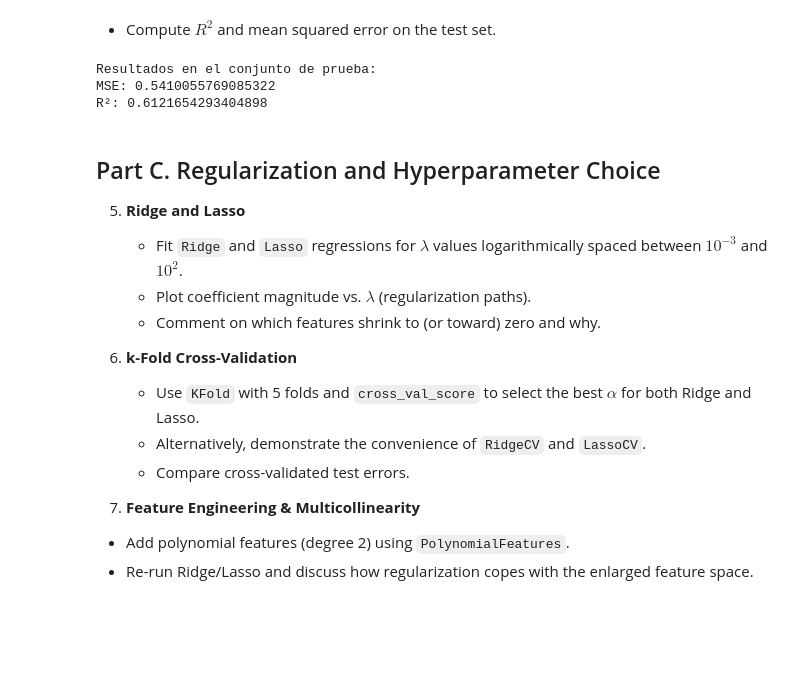
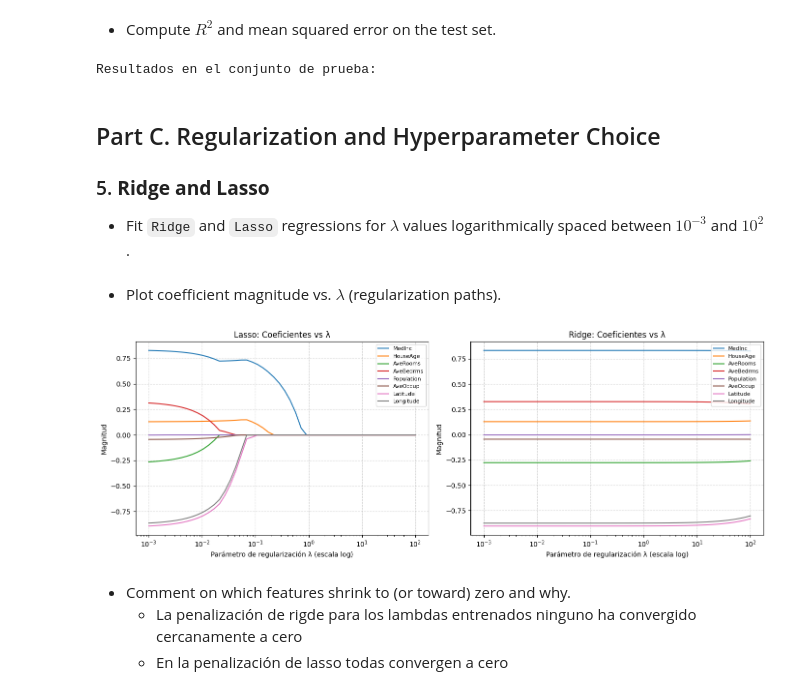
Before and after one commit to bsanchezv/ENEI-2025-ML1-Tarea1, a Jupyter notebook: tarea1.ipynb, the cells around one changed output. Saved outputs shown, nothing was run; the diff lists cells and outputs as text; code cells hidden in the pictures; blank space fills up the shorter version.

```diff
--- a/tarea1.ipynb
+++ b/tarea1.ipynb
@@ -516,32 +428,68 @@ print(coef_table)
 y_pred_sklearn = lin_reg.predict(X_test_scaled)
 
 # Métricas de desempeño
-mse_test = mean_squared_error(y_test, y_pred_sklearn)
-r2_test = r2_score(y_test, y_pred_sklearn)
+# mse_test = mean_squared_error(y_test, y_pred_sklearn)
+# r2_test = r2_score(y_test, y_pred_sklearn)
 
 print("\nResultados en el conjunto de prueba:")
-print("MSE:", mse_test)
-print("R²:", r2_test)
+# print("MSE:", mse_test)
+# print("R²:", r2_test)
 # %% [output]
 Resultados en el conjunto de prueba:
-MSE: 0.5410055769085322
-R²: 0.6121654293404898
 # %% [markdown]
 ## Part C. Regularization and Hyperparameter Choice
 
-5. **Ridge and Lasso**
-
+### 5. **Ridge and Lasso**
    * Fit `Ridge` and `Lasso` regressions for $\lambda$ values logarithmically spaced between $10^{-3}$ and $10^{2}$.
-   * Plot coefficient magnitude vs. $\lambda$ (regularization paths).
-   * Comment on which features shrink to (or toward) zero and why.
-
-6. **k-Fold Cross-Validation**
-
-   * Use `KFold` with 5 folds and `cross_val_score` to select the best $\alpha$ for both Ridge and Lasso.
-   * Alternatively, demonstrate the convenience of `RidgeCV` and `LassoCV`.
-   * Compare cross-validated test errors.
-
-7. **Feature Engineering & Multicollinearity**
-
-  * Add polynomial features (degree 2) using `PolynomialFeatures`.
-  * Re-run Ridge/Lasso and discuss how regularization copes with the enlarged feature space.
+# %%
+nombres=X.columns
+x_train,x_test,y_train,y_test=train_test_split(X,y,test_size=0.2)
+scaler=StandardScaler()
+x_train_scaled=scaler.fit_transform(x_train)
+x_test_scaled=scaler.transform(x_test)
+
+lambdas=np.logspace(-3,2,)
+ridge_coefs=[]
+lasso_coefs=[]
+
+for l in lambdas:
+    ridge_model=Ridge(alpha=l)
+    ridge_model.fit(x_train_scaled,y_train)
+    ridge_coefs.append(ridge_model.coef_)
+
+    lasso_model=Lasso(alpha=l)
+    lasso_model.fit(x_train_scaled,y_train)
+    lasso_coefs.append(lasso_model.coef_)
+# %% [markdown]
+   * Plot coefficient magnitude vs. $\lambda$ (regularization paths).
+# %%
+plt.figure(figsize=(14,5))
+
+# --- Lasso ---
+plt.subplot(1,2,1)
+plt.plot(lambdas, lasso_coefs)
+plt.xscale('log')
+plt.title('Lasso: Coeficientes vs λ')
+plt.ylabel('Magnitud')
+plt.xlabel('Parámetro de regularización λ (escala log)')
+plt.legend(nombres, loc='upper right', fontsize=8)
+plt.grid(True, ls='--', alpha=0.5)
+
+# --- Ridge ---
+plt.subplot(1,2,2)
+plt.plot(lambdas, ridge_coefs)
+plt.xscale('log')
+plt.title('Ridge: Coeficientes vs λ')
+plt.xlabel('Parámetro de regularización λ (escala log)')
+plt.ylabel('Magnitud')
+plt.legend(nombres, loc='upper right', fontsize=8)
+plt.grid(True, ls='--', alpha=0.5)
+
+plt.tight_layout()
+plt.show()
+# %% [output]
+[figure, added]
+# %% [markdown]
+* Comment on which features shrink to (or toward) zero and why.
+   - La penalización de rigde para los lambdas entrenados ninguno ha convergido cercanamente a cero
+   - En la penalización de lasso todas convergen a cero
```
Also changed, not shown: parts of 86 cells of this notebook.
